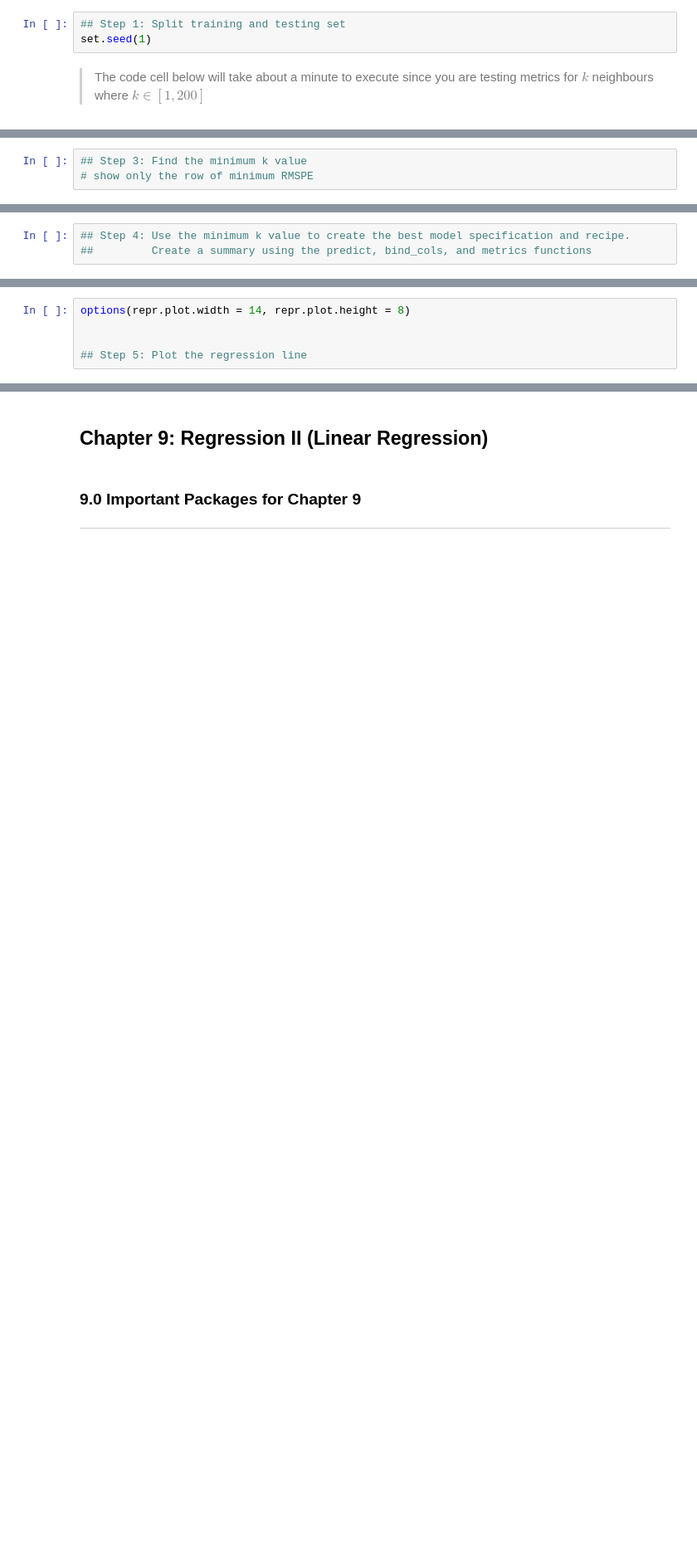
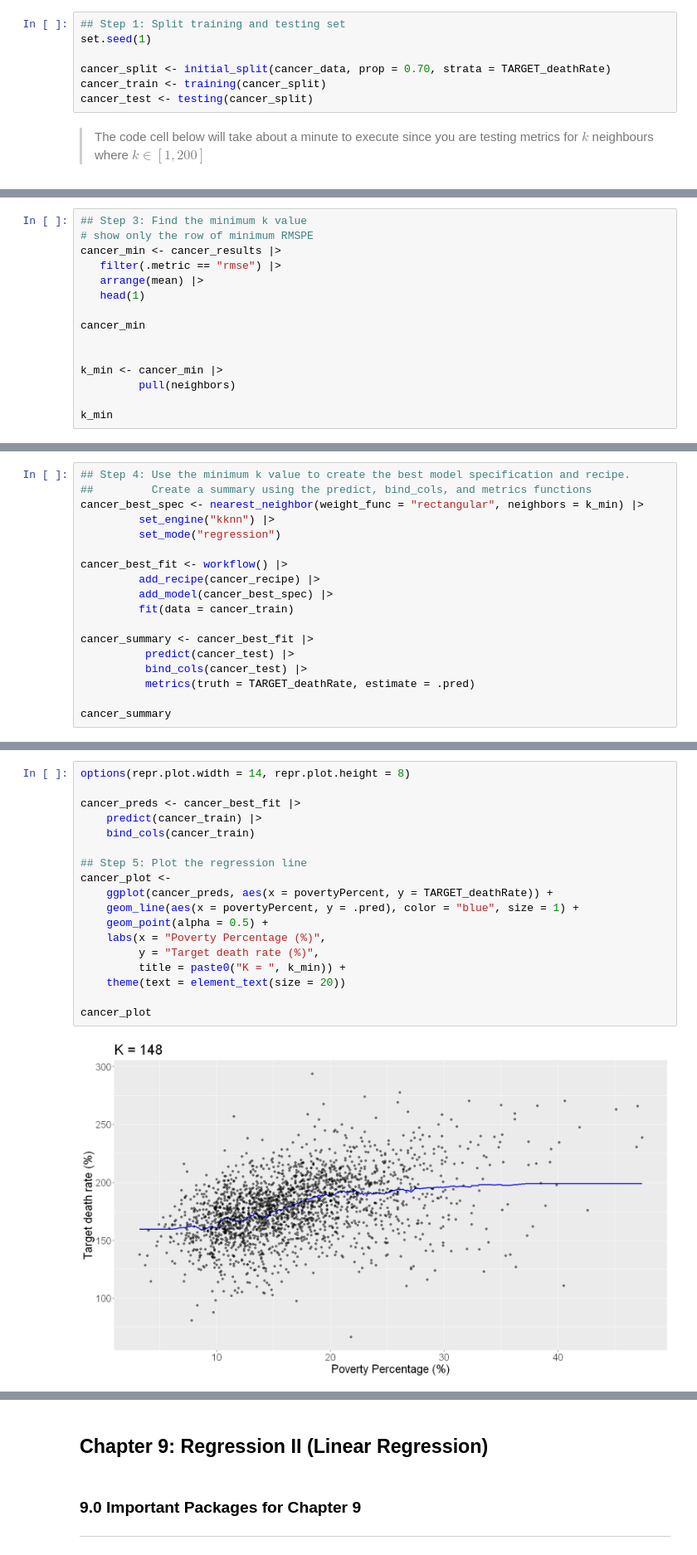
Before and after one commit to omertahi/DSCI100_Review_Session, a Jupyter notebook: Review Session 2.ipynb, the cells around one changed output, grey strips where cells are left out. Shown at 83% size. Cells and saved outputs as stored; diff of their text form; blank space fills up the shorter version.

```diff
--- a/Review Session 2.ipynb
+++ b/Review Session 2.ipynb
@@ -928,6 +1008,10 @@ Plot a regression line where `TARGET_deathRate` is the response/target variable
 # %%
 ## Step 1: Split training and testing set
 set.seed(1)
+
+cancer_split <- initial_split(cancer_data, prop = 0.70, strata = TARGET_deathRate)
+cancer_train <- training(cancer_split)
+cancer_test <- testing(cancer_split)
 # %% [markdown]
 >The code cell below will take about a minute to execute since you are testing metrics for $k$ neighbours where $k\in[1,200]$
 # %%
@@ -943,3 +1053,15 @@ ERROR: Error in eval(expr, envir, enclos): object 'cancer_results' not found
 # %%
 ## Step 3: Find the minimum k value
 # show only the row of minimum RMSPE
+cancer_min <- cancer_results |>
+   filter(.metric == "rmse") |>
+   arrange(mean) |>
+   head(1)
+
+cancer_min
+
+
+k_min <- cancer_min |>
+         pull(neighbors)
+
+k_min
@@ -946,3 +1074,18 @@ ERROR: Error in eval(expr, envir, enclos): object 'cancer_results' not found
 # %%
 ## Step 4: Use the minimum k value to create the best model specification and recipe.
 ##         Create a summary using the predict, bind_cols, and metrics functions
+cancer_best_spec <- nearest_neighbor(weight_func = "rectangular", neighbors = k_min) |>
+         set_engine("kknn") |>
+         set_mode("regression")
+
+cancer_best_fit <- workflow() |>
+         add_recipe(cancer_recipe) |>
+         add_model(cancer_best_spec) |>
+         fit(data = cancer_train)
+
+cancer_summary <- cancer_best_fit |>
+          predict(cancer_test) |>
+          bind_cols(cancer_test) |>
+          metrics(truth = TARGET_deathRate, estimate = .pred)
+
+cancer_summary
@@ -949,5 +1099,20 @@ ERROR: Error in eval(expr, envir, enclos): object 'cancer_results' not found
 # %%
 options(repr.plot.width = 14, repr.plot.height = 8)
 
+cancer_preds <- cancer_best_fit |>
+    predict(cancer_train) |>
+    bind_cols(cancer_train)
 
 ## Step 5: Plot the regression line
+cancer_plot <-
+    ggplot(cancer_preds, aes(x = povertyPercent, y = TARGET_deathRate)) +
+    geom_line(aes(x = povertyPercent, y = .pred), color = "blue", size = 1) +
+    geom_point(alpha = 0.5) +
+    labs(x = "Poverty Percentage (%)",
+         y = "Target death rate (%)",
+         title = paste0("K = ", k_min)) +
+    theme(text = element_text(size = 20))
+
+cancer_plot
+# %% [output]
+[figure, added]
```
Also changed, not shown: parts of 17 cells of this notebook.
